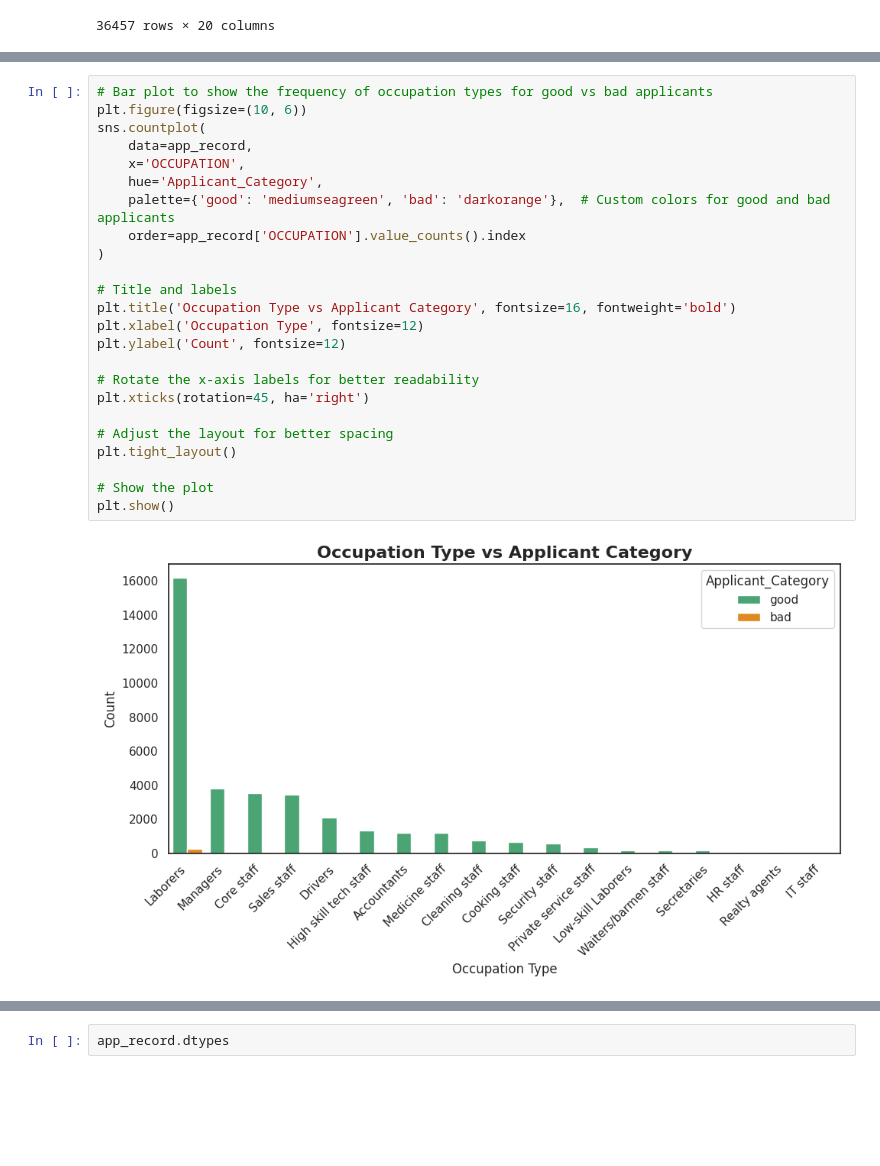
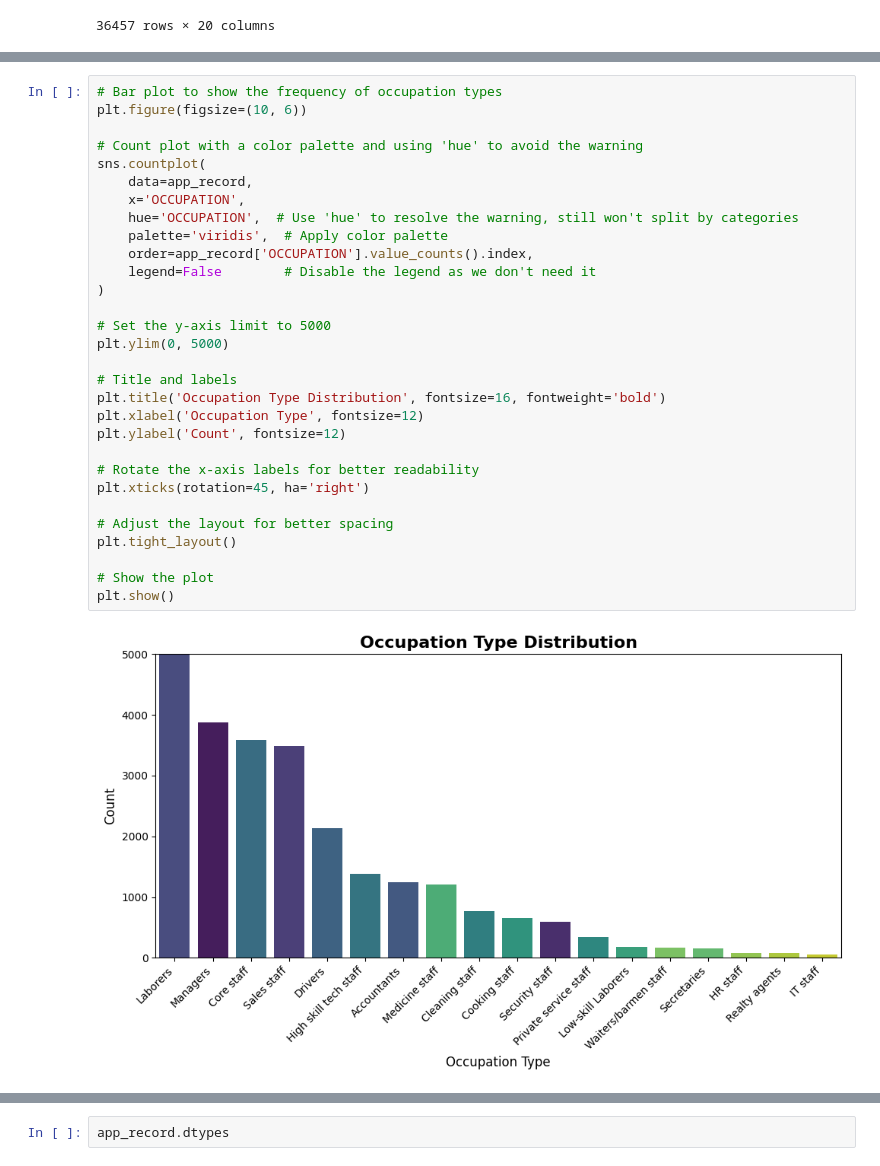
Before and after one commit to fazmila/Project, a Jupyter notebook: Project.ipynb, the cells around one changed output, grey strips where cells are left out. Saved outputs shown, nothing was run; the diff lists cells and outputs as text; blank space fills up the shorter version.

```diff
--- a/Project.ipynb
+++ b/Project.ipynb
@@ -691,26 +682,32 @@ plt.show()
 # %%
-# Bar plot to show the frequency of occupation types for good vs bad applicants
+# Bar plot to show the frequency of occupation types
 plt.figure(figsize=(10, 6))
+
+# Count plot with a color palette and using 'hue' to avoid the warning
 sns.countplot(
     data=app_record,
     x='OCCUPATION',
-    hue='Applicant_Category',
-    palette={'good': 'mediumseagreen', 'bad': 'darkorange'},  # Custom colors for good and bad applicants
-    order=app_record['OCCUPATION'].value_counts().index
+    hue='OCCUPATION',  # Use 'hue' to resolve the warning, still won't split by categories
+    palette='viridis',  # Apply color palette
+    order=app_record['OCCUPATION'].value_counts().index,
+    legend=False        # Disable the legend as we don't need it
 )
 
+# Set the y-axis limit to 5000
+plt.ylim(0, 5000)
+
 # Title and labels
-plt.title('Occupation Type vs Applicant Category', fontsize=16, fontweight='bold')
+plt.title('Occupation Type Distribution', fontsize=16, fontweight='bold')
 plt.xlabel('Occupation Type', fontsize=12)
 plt.ylabel('Count', fontsize=12)
 
 # Rotate the x-axis labels for better readability
 plt.xticks(rotation=45, ha='right')
 
 # Adjust the layout for better spacing
 plt.tight_layout()
 
 # Show the plot
 plt.show()
 # %% [output]
-[figure, old version]
+[figure, new version]
```
Also changed, not shown: parts of 29 cells of this notebook.
